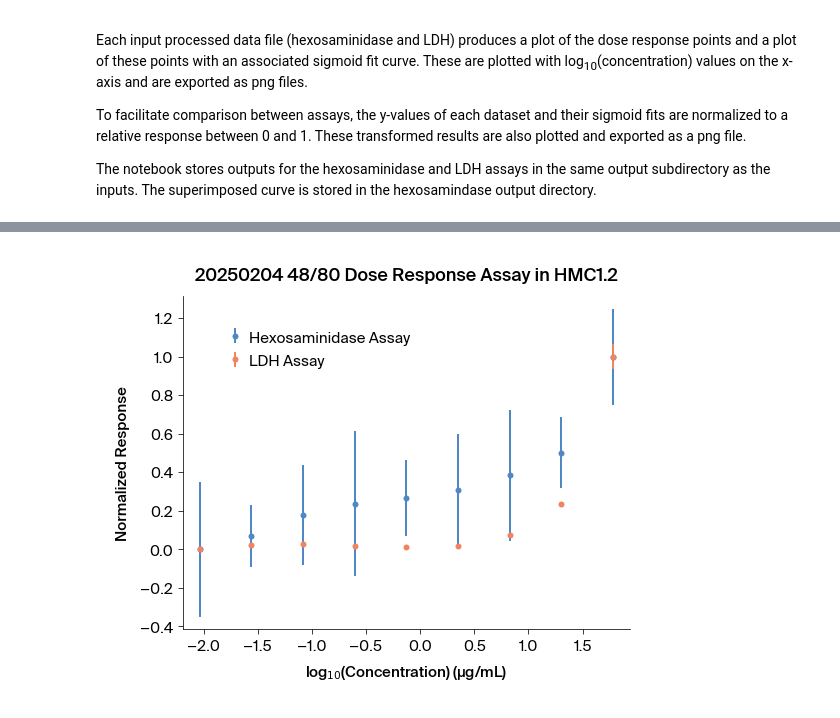
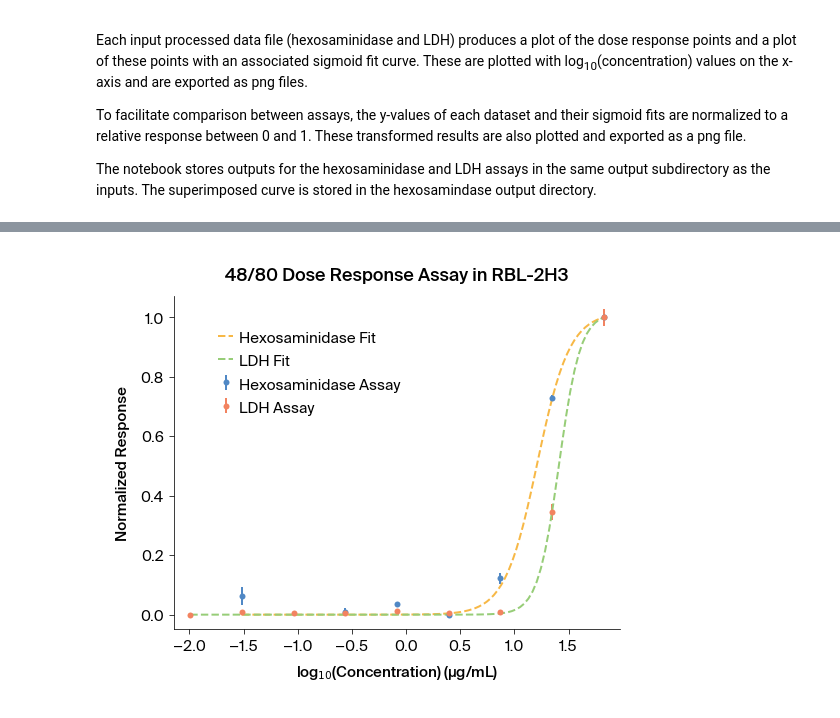
Before and after one commit to Arcadia-Science/2025-hex-assay-analysis, a Jupyter notebook: analysis_notebooks/dose_response_analysis.ipynb, the cells around one changed output, grey strips where cells are left out. Saved outputs shown, nothing was run; the diff lists cells and outputs as text; code cells hidden in the pictures.

Commit message:
updating notebooks for pub figure generation

```diff
--- a/analysis_notebooks/dose_response_analysis.ipynb
+++ b/analysis_notebooks/dose_response_analysis.ipynb
@@ -24,11 +24,11 @@ import numpy as np
 import pandas as pd
 from scipy.optimize import curve_fit
 # %%
-# Parameterization
+# Parameterization.
 
-labeled_datafile_hex = "../output_files/20250204_hex_assay/20250204_hex_assay_labeled.csv"
+labeled_datafile_hex = "../output_files/20250205_2_hex_assay/20250205_2_hex_assay_labeled.csv"
 labeled_datafile_ldh = (
-    "../output_files/20250204_ldh_assay/20250204_ldh_assay_ldh_concs_filtered.csv"
+    "../output_files/20250205_ldh_assay/20250205_ldh_assay_ldh_concs_filtered.csv"
 )
 
 positive_control = "Lysed"
@@ -44,7 +44,7 @@ standard_vals_hex = [
 ]
 
 # enter the name of the experiment as a string for plot labels.
-experiment_name = "20250204 48/80 Dose Response Assay in HMC1.2"
+experiment_name = "48/80 Dose Response Assay in RBL-2H3"
 # %%
 if os.path.exists(labeled_datafile_hex):
     labeled_data_hex = pd.read_csv(labeled_datafile_hex)
@@ -321,8 +350,17 @@ NameError: name 'params_ldh' is not defined
 # Response values need to be normalized in order to plot them on the same graph.
 # This will enable us to compare the response of each assay at a particular concentration.
 
+def normalize_dataframe(df):
+    """
+    Normalizes the range of output values in a dataframe (i.e., a dose-response
+    dataset) to relative values between 0 and 1 to facilitate comparison.
 
-def normalize_dataframe(df):
+    Args:
+        df: A pandas DataFrame to be normalized.
+
+    Returns
+        pd.DataFrame: The normalized DataFrame.
+    """
     y_values = df.mean().values
     min_val = np.min(y_values)
     max_val = np.max(y_values)
@@ -330,54 +368,72 @@ def normalize_dataframe(df):
 
 
 def normalize_fit(y_values):
+    """
+    Normalizes the range of a sigmoid fit curve to relative values
+    between 0 and 1 to facilitate comparisons.
+
+    Args:
+        y_values:
+            The y-values of a sigmoid curve fit as a list of floats.
+
+    Returns:
+        list[float]: The normalized sigmoid curve y-values.
+    """
     min_val = np.min(y_values)
     max_val = np.max(y_values)
     return (y_values - min_val) / (max_val - min_val)
 
-
 hex_normalized = normalize_dataframe(float_concentration_df_hex)
 ldh_normalized = normalize_dataframe(float_concentration_df_ldh)
-"""
-hex_fit_normalized = normalize_fit(sigmoid(x_fit_hex, *params_hex))
-ldh_fit_normalized = normalize_fit(sigmoid(x_fit_ldh, *params_ldh))
-"""
+
+if params_hex is not None:
+    hex_fit_normalized = normalize_fit(sigmoid(x_fit_hex, *params_hex))
+
+if params_ldh is not None:
+    ldh_fit_normalized = normalize_fit(sigmoid(x_fit_ldh, *params_ldh))
+
 hex_normalized_mean = hex_normalized.mean().values
 ldh_normalized_mean = ldh_normalized.mean().values
 
 plt.figure(figsize=(8, 6))
 plt.errorbar(
     x_data_hex,
     hex_normalized_mean,
     yerr=np.std(hex_normalized, axis=0),
     fmt="o",
     capsize=5,
     label="Hexosaminidase Assay",
 )
 plt.errorbar(
     x_data_ldh,
     ldh_normalized_mean,
     yerr=np.std(ldh_normalized, axis=0),
     fmt="o",
     capsize=5,
     label="LDH Assay",
 )
-"""
-plt.plot(x_fit_hex, hex_fit_normalized, linestyle="--", label="Hexosaminidase Fit")
-plt.plot(x_fit_ldh, ldh_fit_normalized, linestyle="--", label="LDH Fit")
-"""
+
+if params_hex is not None:
+    plt.plot(x_fit_hex, hex_fit_normalized, linestyle="--", label="Hexosaminidase Fit")
+
+if params_ldh is not None:
+    plt.plot(x_fit_ldh, ldh_fit_normalized, linestyle="--", label="LDH Fit")
+
 plt.xlabel(r"log$_{10}$(Concentration) (µg/mL)")
 plt.ylabel("Normalized Response")
 plt.title(experiment_name)
 plt.legend(loc="upper left", bbox_to_anchor=(0.1, 0.9))
 
 plt.savefig(
     labeled_datafile_hex[:-4] + "_doseresponse_curvefit_superimposed.png",
     transparent=False,
+    dpi=300,
+    bbox_inches="tight",
 )
 
 plt.show()
 # %% [output]
-[figure, old version]
+[figure, new version]
 # %%
 import sys
 
```
Also changed, not shown: parts of 15 cells of this notebook, 4 other files.
